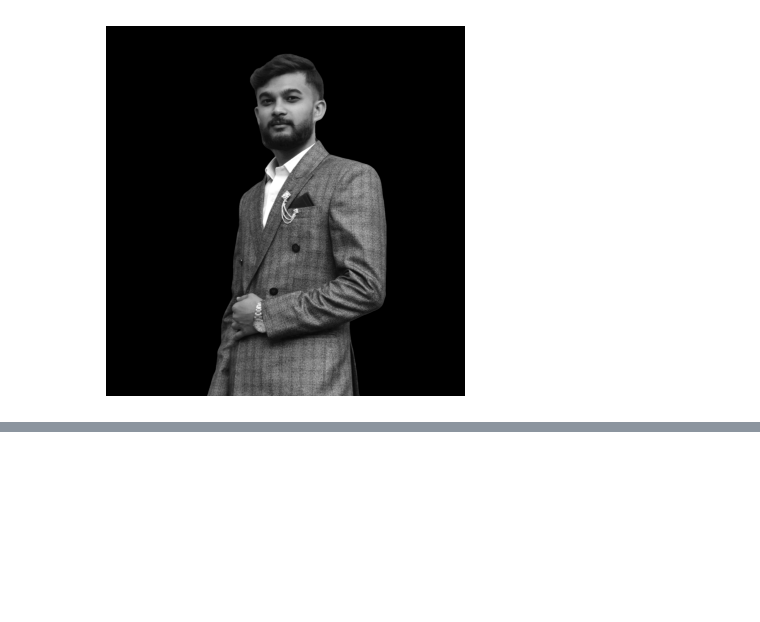
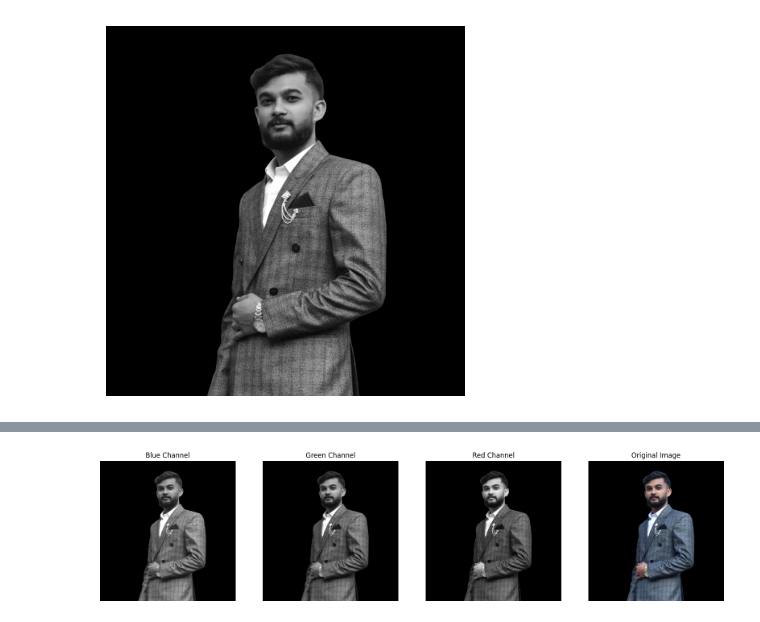
Before and after one commit to RajnishAdhikari/Projects, a Jupyter notebook: E-KYC Using Computer Vision/01_opencv_operations.ipynb, the cells around one changed output, grey strips where cells are left out. Saved outputs shown, nothing was run; the diff lists cells and outputs as text; code cells hidden in the pictures; blank space fills up the shorter version.

```diff
--- a/E-KYC Using Computer Vision/01_opencv_operations.ipynb
+++ b/E-KYC Using Computer Vision/01_opencv_operations.ipynb
@@ -66,0 +119,30 @@ plt.show()
+# %%
+# Split the image into its blue, green, and red channels
+b, g, r = cv2.split(image)
+
+# Convert the channels back to the original format
+# OpenCV uses BGR format but Matplotlib uses RGB format, so we need to swap the channels for the original image
+image_rgb = cv2.cvtColor(image, cv2.COLOR_BGR2RGB)
+
+# Display the images using Matplotlib
+fig, axes = plt.subplots(1, 4, figsize=(20, 5))
+
+axes[0].imshow(b, cmap='gray')
+axes[0].set_title("Blue Channel")
+axes[0].axis('off')
+
+axes[1].imshow(g, cmap='gray')
+axes[1].set_title("Green Channel")
+axes[1].axis('off')
+
+axes[2].imshow(r, cmap='gray')
+axes[2].set_title("Red Channel")
+axes[2].axis('off')
+
+axes[3].imshow(image_rgb)
+axes[3].set_title("Original Image")
+axes[3].axis('off')
+
+plt.show()
+# %% [output]
+[figure, added]
```
Also changed, not shown: parts of 9 cells of this notebook.
